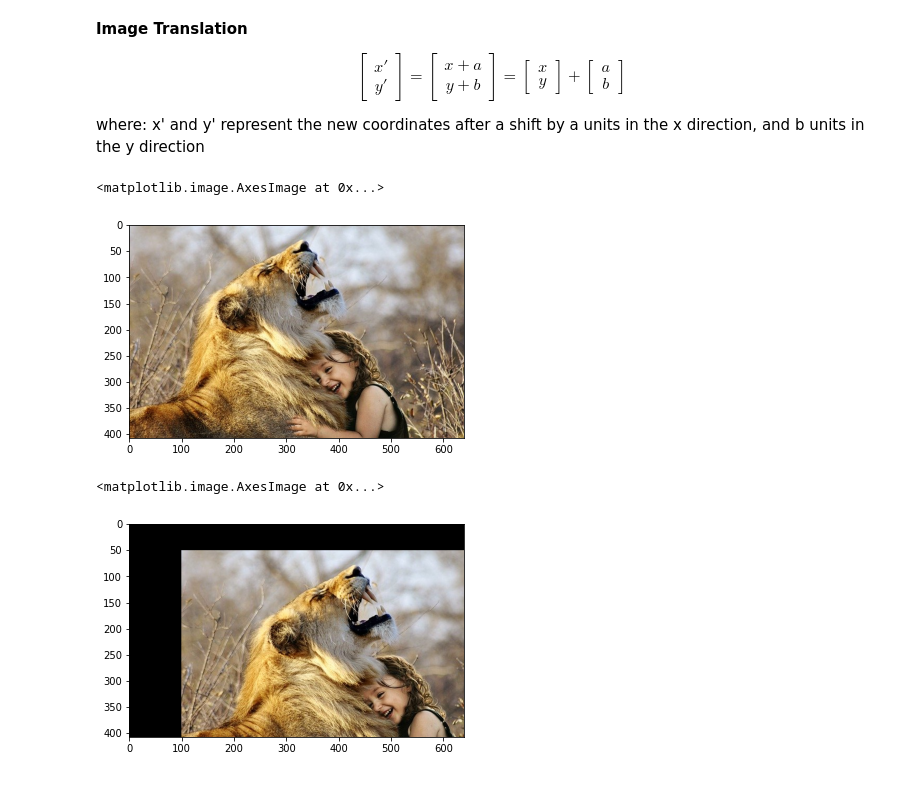
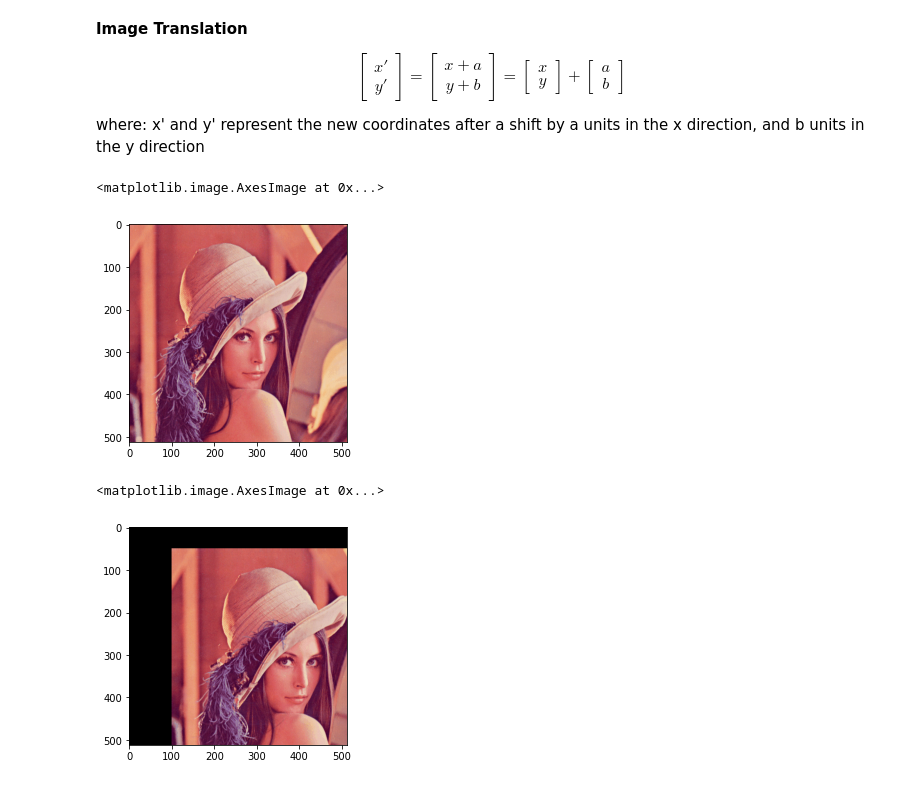
Before and after one commit to rohan1198/Computer-Vision-Projects, a Jupyter notebook: 01_image_manipulation/Translation from scratch.ipynb, the cells around one changed output. Drawn from its saved outputs; the diff is of its cells as text; code cells hidden in the pictures.

```diff
--- a/01_image_manipulation/Translation from scratch.ipynb
+++ b/01_image_manipulation/Translation from scratch.ipynb
@@ -14,13 +14,13 @@ from numpy import ndarray
 
 %matplotlib inline
 # %%
-img = cv2.imread("../Graphics/Chapter01/Figure1.03.png")
+img = cv2.imread("../lena.jpg")
 img = cv2.cvtColor(img, cv2.COLOR_BGR2RGB)
 
 plt.imshow(img)
 # %% [output]
 <matplotlib.image.AxesImage at 0x...>
-[figure, old version]
+[figure, new version]
 # %%
 def translate(img: ndarray, shift_x: int, shift_y: int) -> ndarray:
     h, w = img.shape[:2]
@@ -45,4 +45,4 @@ translated_img = translate(img, 100, 50)
 plt.imshow(translated_img)
 # %% [output]
 <matplotlib.image.AxesImage at 0x...>
-[figure, old version]
+[figure, new version]
```
Also changed, not shown: 3 other files.
